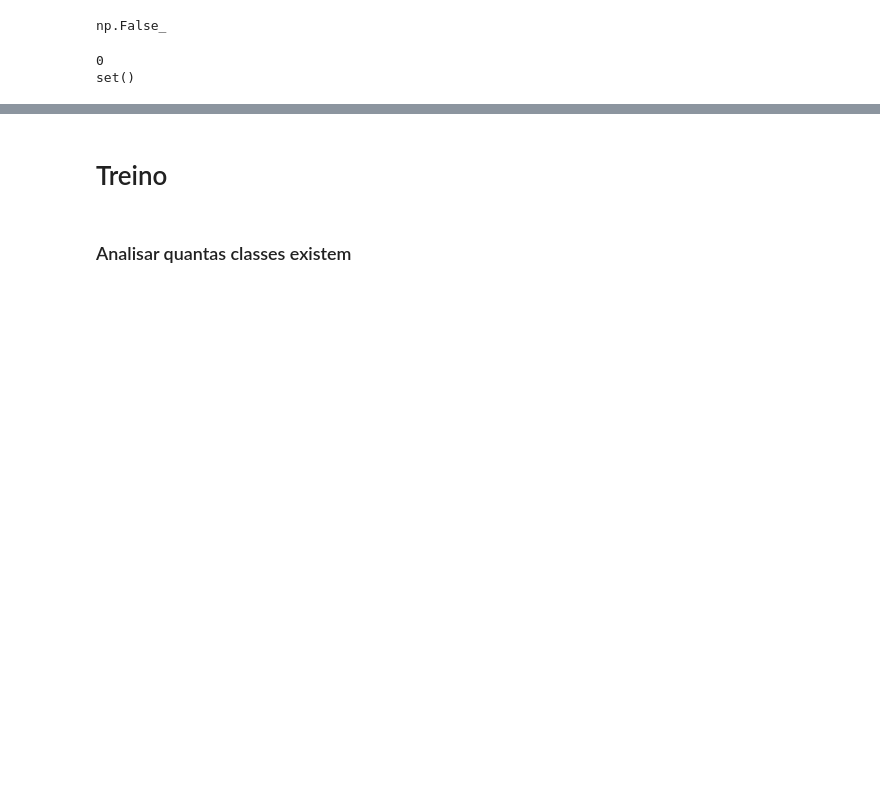
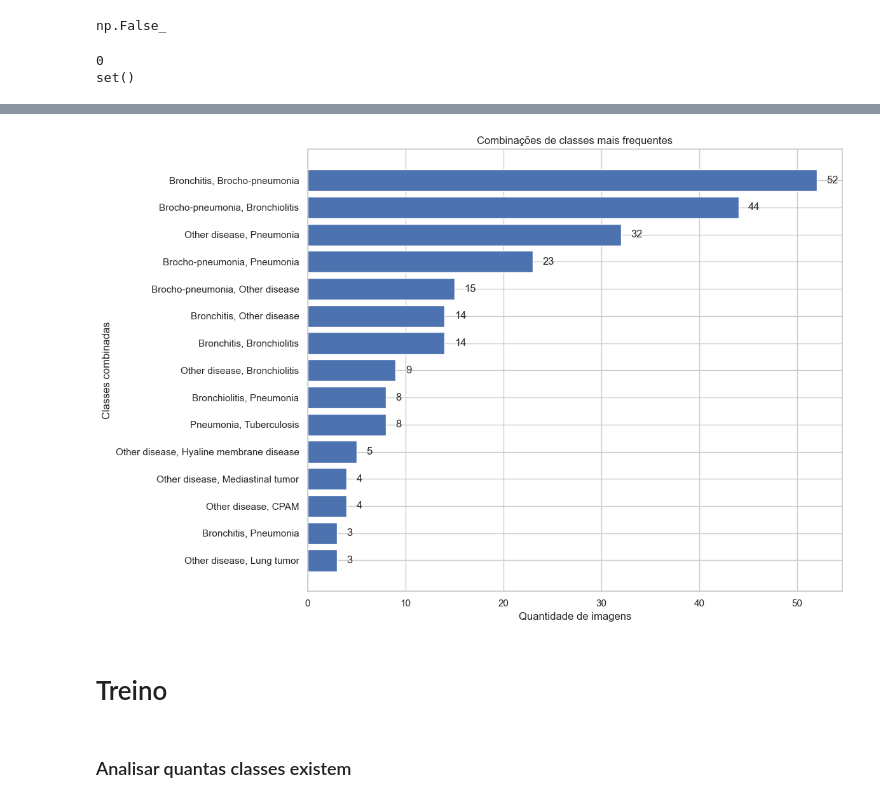
Before and after one commit to esterfirmino/dpoc-vindr, a Jupyter notebook: dpoc-vindr/vindrchest.ipynb, the cells around one changed output, grey strips where cells are left out. Saved outputs shown, nothing was run; the diff lists cells and outputs as text; code cells hidden in the pictures; blank space fills up the shorter version.

```diff
--- a/dpoc-vindr/vindrchest.ipynb
+++ b/dpoc-vindr/vindrchest.ipynb
@@ -62,3 +119,53 @@ set()
+# %%
+classes = all_df.columns.drop(
+    ["image_id", "rad_ID", "rad_id", "split"],
+    errors="ignore"
+)
+
+# Garante que as classes são numéricas
+all_df[classes] = all_df[classes].apply(pd.to_numeric, errors="coerce").fillna(0)
+
+# Para cada linha/imagem, pega as classes positivas
+all_df["classes_positivas"] = all_df[classes].apply(
+    lambda row: ", ".join(row.index[row == 1]),
+    axis=1
+)
+
+# Remove imagens sem classe positiva
+com_multiplas_classes = all_df[
+    all_df["classes_positivas"].str.contains(",")
+]
+
+# Conta combinações repetidas
+combinacoes = (
+    com_multiplas_classes["classes_positivas"]
+    .value_counts()
+    .head(15)
+)
+
+plt.figure(figsize=(12, 8))
+
+bars = plt.barh(combinacoes.index, combinacoes.values)
+
+plt.title("Combinações de classes mais frequentes")
+plt.xlabel("Quantidade de imagens")
+plt.ylabel("Classes combinadas")
+
+plt.gca().invert_yaxis()
+
+for bar in bars:
+    largura = bar.get_width()
+    plt.text(
+        largura + 1,
+        bar.get_y() + bar.get_height() / 2,
+        str(int(largura)),
+        va="center"
+    )
+
+plt.tight_layout()
+plt.show()
+# %% [output]
+[figure, added]
 # %% [markdown]
 # Treino
 # %% [markdown]
```
Also changed, not shown: parts of 4 cells of this notebook.
